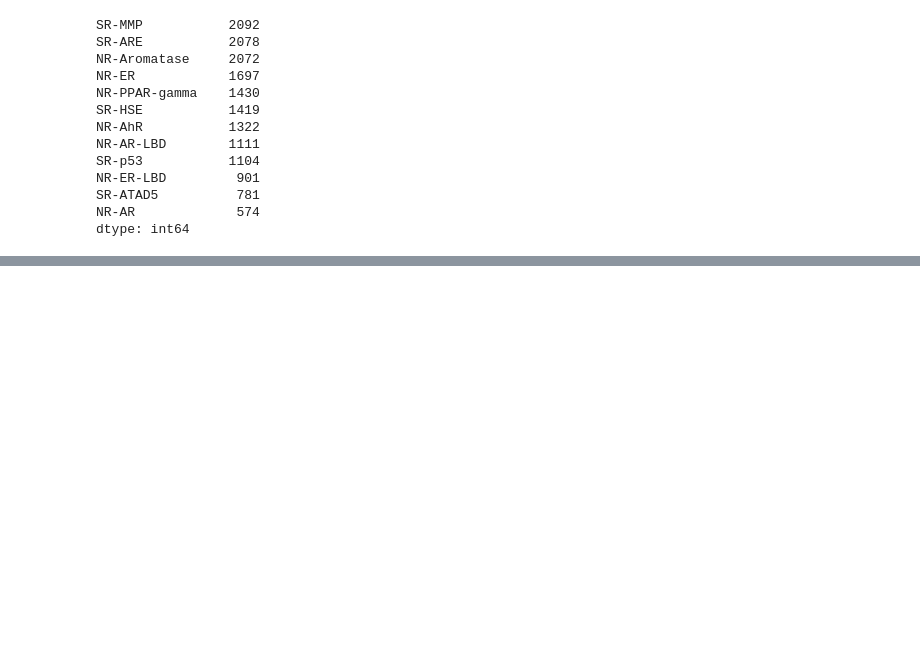
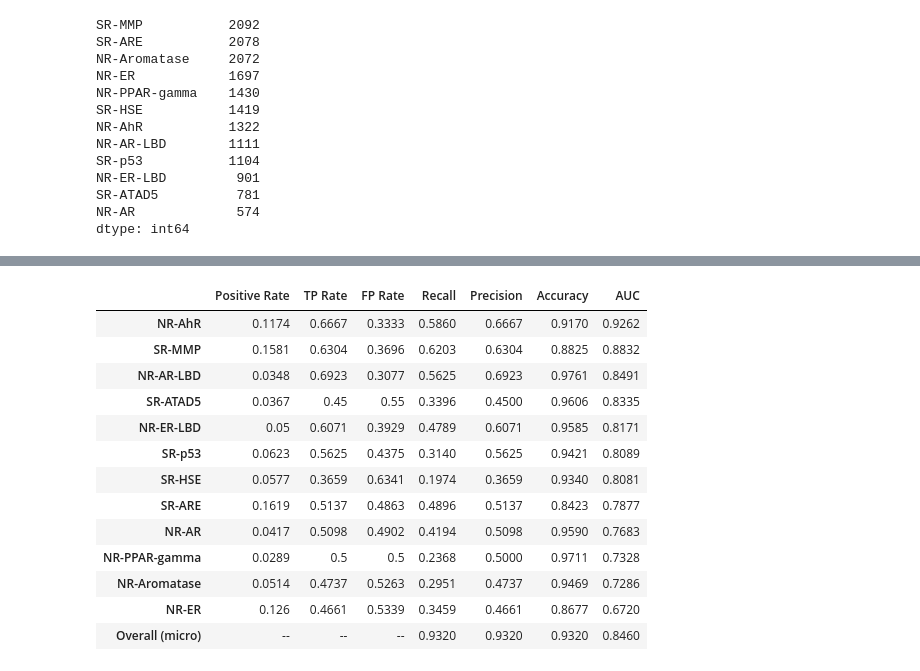
Before and after one commit to heyyyjiaming/DSS5104-MolecularPropertiesGNN, a Jupyter notebook: playground/ML_model_zy.ipynb, the cells around one changed output, grey strips where cells are left out. Cells and saved outputs as stored; diff of their text form; code cells hidden in the pictures; blank space fills up the shorter version.

```diff
--- a/playground/ML_model_zy.ipynb
+++ b/playground/ML_model_zy.ipynb
@@ -159,7 +160,6 @@ y_pred = (y_proba > 0.3).astype(int)
 ### 调整threshold =.3
 因为是判断药物毒性，所以应关注recall，为了降低recall，所以调低了threshold
 # %%
-# 自定义 scorer（固定 threshold = 0.3）
 def recall_with_custom_threshold(threshold=0.3):
     def scorer(estimator, X, y):
         y_proba = estimator.predict_proba(X)[:, 1]
@@ -167,11 +167,17 @@ def recall_with_custom_threshold(threshold=0.3):
         return recall_score(y, y_pred)
     return scorer
 
-## 计算AUC
-from sklearn.metrics import roc_auc_score
 
 def auc_with_proba():
     def scorer(estimator, X, y):
         y_proba = estimator.predict_proba(X)[:, 1]
         return roc_auc_score(y, y_proba)
     return scorer
+
+
+def custom_auc(y_true, y_proba):
+    if len(np.unique(y_true)) == 1:
+        return 0.5  # fallback for constant labels
+    return roc_auc_score(y_true, y_proba)
+
+auc_scorer = make_scorer(custom_auc, needs_proba=True)
@@ -242,63 +259,103 @@ X = X_fp
 y = tox_data[label_cols].values
 label_names = label_cols
 # %%
-# 初始化容器
+from sklearn.metrics import (
+    confusion_matrix, recall_score, accuracy_score,
+    precision_score, roc_auc_score, f1_score
+)
+
+# Initialize containers
 models = {}
 metrics = {}
 
-# 多标签逐标签训练
+# Collect predictions and truths for overall evaluation
+all_y_true = []
+all_y_pred = []
+all_y_proba = []
+
 for label in label_names:
-    # ➤ 仅选择当前标签不为 NaN 的样本
     valid_idx = ~tox_data[label].isna()
     X_valid = X_fp[valid_idx]
     y_valid = tox_data[label].values[valid_idx]
-    # print(len(y_valid))
-    # print(f"\n🔍 Training model for label: {label} (valid samples: {len(y_valid)})")
-    # 划分训练/测试集
+
     X_train, X_test, y_train, y_test = train_test_split(
         X_valid, y_valid,
-        test_size = 0.2,
-        random_state = 5104,
-        stratify = y_valid
+        test_size=0.2,
+        random_state=5104,
+        stratify=y_valid
     )
 
-    # # 训练模型
-    # model = XGBClassifier(
-    #     n_estimators=100,
-    #     max_depth=5,
-    #     learning_rate=0.1,
-    #     eval_metric='logloss'
-    # )
 
-    ## 直接使用网格搜索的结果
     model = clone(grid.best_estimator_)
-
+    model.set_params(verbosity=0)  # ✅ 静默 XGBoost
     model.fit(X_train, y_train)
 
-    # 预测概率与标签
+
     y_proba = model.predict_proba(X_test)[:, 1]
     y_pred = (y_proba > threshold).astype(int)
 
-    # 混淆矩阵
     tn, fp, fn, tp = confusion_matrix(y_test, y_pred).ravel()
 
-    # 各类指标
     positive_rate = np.mean(y_test)
     tp_rate = tp / (tp + fp) if (tp + fp) > 0 else 0
     fp_rate = fp / (tp + fp) if (tp + fp) > 0 else 0
     recall = recall_score(y_test, y_pred)
+    precision = precision_score(y_test, y_pred)
     accuracy = accuracy_score(y_test, y_pred)
     auc = roc_auc_score(y_test, y_proba)
 
-    # 保存模型与评估指标
     models[label] = model
     metrics[label] = {
         "Positive Rate": round(positive_rate, 4),
         "TP Rate": round(tp_rate, 4),
         "FP Rate": round(fp_rate, 4),
         "Recall": round(recall, 4),
+        "Precision": round(precision, 4),
         "Accuracy": round(accuracy, 4),
         "AUC": round(auc, 4)
     }
 
-    # print(f"✅ {label}: Recall={recall:.4f}, AUC={auc:.4f}, Accuracy={accuracy:.4f}")
+    # Collect for overall metrics
+    all_y_true.extend(y_test)
+    all_y_pred.extend(y_pred)
+    all_y_proba.extend(y_proba)
+
+# Overall micro-averaged metrics
+overall_recall = recall_score(all_y_true, all_y_pred, average='micro')
+overall_precision = precision_score(all_y_true, all_y_pred, average='micro')
+overall_f1 = f1_score(all_y_true, all_y_pred, average='micro')
+overall_accuracy = accuracy_score(all_y_true, all_y_pred)
+overall_auc = roc_auc_score(all_y_true, all_y_proba)
+
+# Add final row for overall evaluation
+overall_metrics = {
+    "Positive Rate": "--",
+    "TP Rate": "--",
+    "FP Rate": "--",
+    "Recall": round(overall_recall, 4),
+    "Precision": round(overall_precision, 4),
+    "Accuracy": round(overall_accuracy, 4),
+    "AUC": round(overall_auc, 4)
+}
+
+# Create final evaluation DataFrame
+eval_df = pd.DataFrame(metrics).T.sort_values(by="AUC", ascending=False)
+eval_df.loc["Overall (micro)"] = overall_metrics
+
+# Display result
+display(eval_df)
+# %% [output]
+|  | Positive Rate | TP Rate | FP Rate | Recall | Precision | Accuracy | AUC |
+| NR-AhR | 0.1174 | 0.6667 | 0.3333 | 0.5860 | 0.6667 | 0.9170 | 0.9262 |
+| SR-MMP | 0.1581 | 0.6304 | 0.3696 | 0.6203 | 0.6304 | 0.8825 | 0.8832 |
+| NR-AR-LBD | 0.0348 | 0.6923 | 0.3077 | 0.5625 | 0.6923 | 0.9761 | 0.8491 |
+| SR-ATAD5 | 0.0367 | 0.45 | 0.55 | 0.3396 | 0.4500 | 0.9606 | 0.8335 |
+| NR-ER-LBD | 0.05 | 0.6071 | 0.3929 | 0.4789 | 0.6071 | 0.9585 | 0.8171 |
+| SR-p53 | 0.0623 | 0.5625 | 0.4375 | 0.3140 | 0.5625 | 0.9421 | 0.8089 |
+| SR-HSE | 0.0577 | 0.3659 | 0.6341 | 0.1974 | 0.3659 | 0.9340 | 0.8081 |
+| SR-ARE | 0.1619 | 0.5137 | 0.4863 | 0.4896 | 0.5137 | 0.8423 | 0.7877 |
+| NR-AR | 0.0417 | 0.5098 | 0.4902 | 0.4194 | 0.5098 | 0.9590 | 0.7683 |
+| NR-PPAR-gamma | 0.0289 | 0.5 | 0.5 | 0.2368 | 0.5000 | 0.9711 | 0.7328 |
+| NR-Aromatase | 0.0514 | 0.4737 | 0.5263 | 0.2951 | 0.4737 | 0.9469 | 0.7286 |
+| NR-ER | 0.126 | 0.4661 | 0.5339 | 0.3459 | 0.4661 | 0.8677 | 0.6720 |
+| Overall (micro) | -- | -- | -- | 0.9320 | 0.9320 | 0.9320 | 0.8460 |
```
Also changed, not shown: parts of 26 cells of this notebook, 2 other files.
